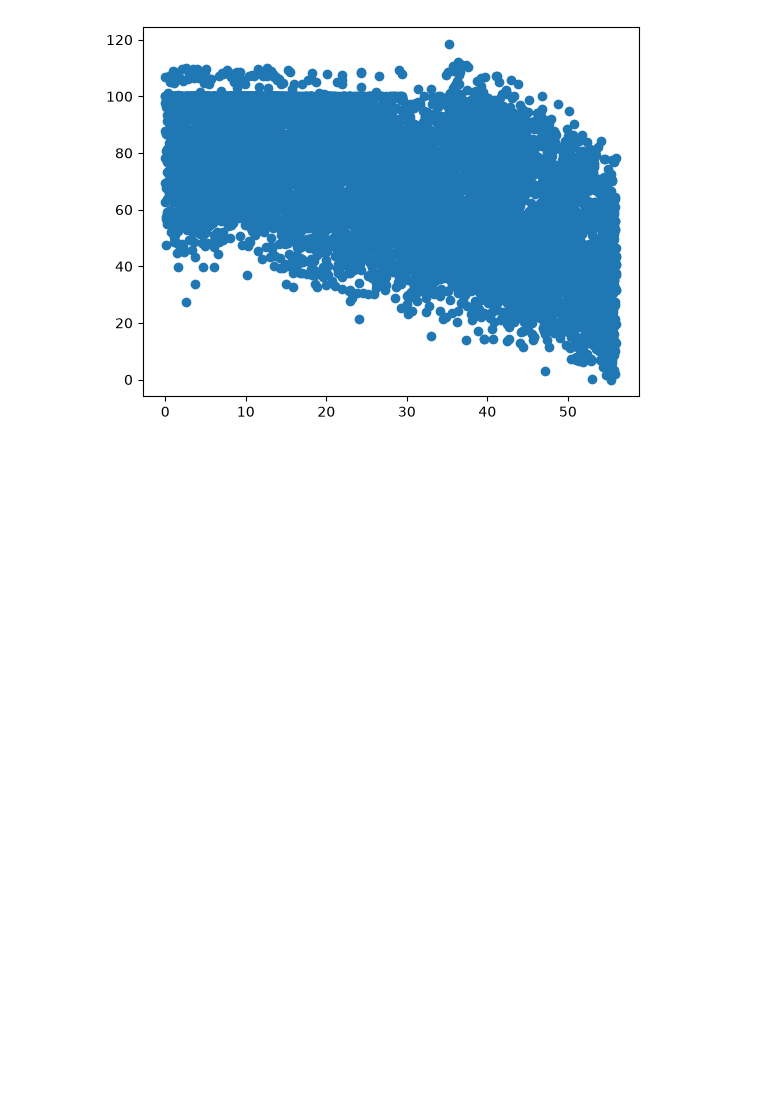
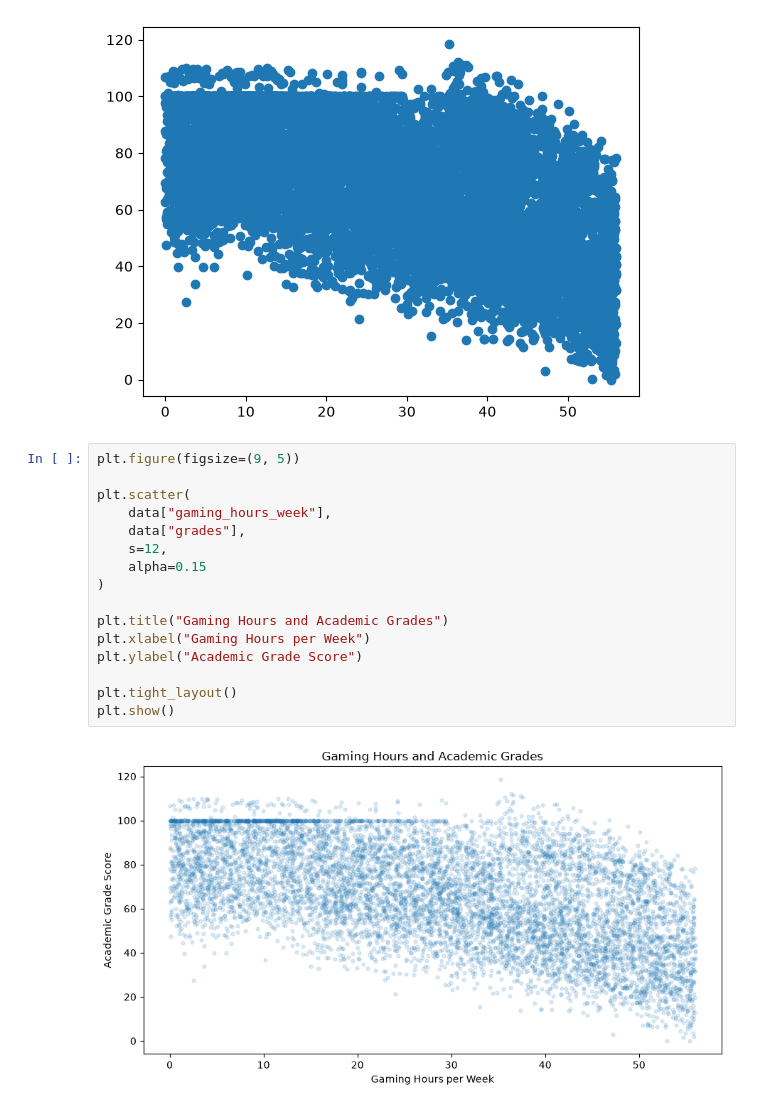
Before and after one commit to VetleBersaas/Gaming-Grades-Gig, a Jupyter notebook: gaming_grades.ipynb, the cells around one changed output. Drawn from its saved outputs; the diff is of its cells as text; blank space fills up the shorter version.

Commit message:
Making the plot more readable by adding transparent dots and reducing size. then adding labels.

```diff
--- a/gaming_grades.ipynb
+++ b/gaming_grades.ipynb
@@ -39,3 +39,21 @@ plt.scatter(data["gaming_hours_week"], data["grades"])
 plt.show()
 # %% [output]
 [figure]
+# %%
+plt.figure(figsize=(9, 5))
+
+plt.scatter(
+    data["gaming_hours_week"],
+    data["grades"],
+    s=12,
+    alpha=0.15
+)
+
+plt.title("Gaming Hours and Academic Grades")
+plt.xlabel("Gaming Hours per Week")
+plt.ylabel("Academic Grade Score")
+
+plt.tight_layout()
+plt.show()
+# %% [output]
+[figure, added]
```
